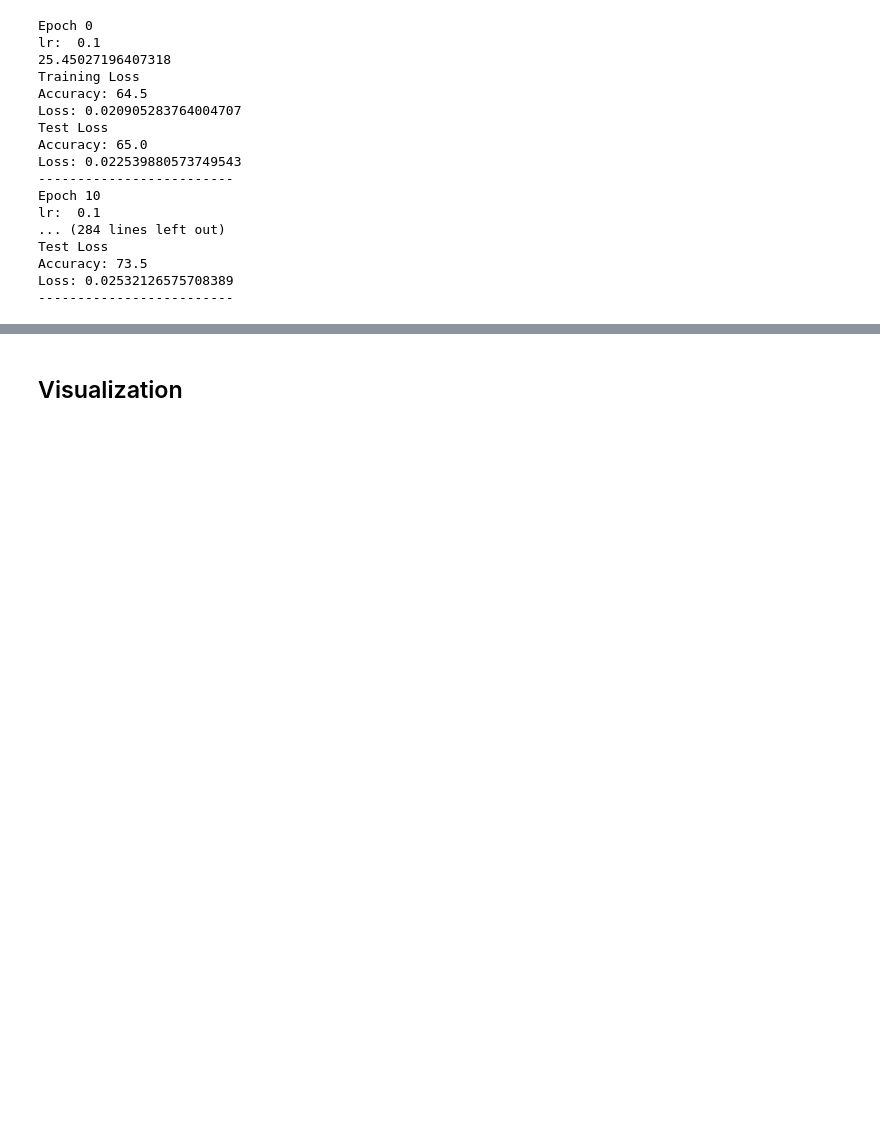
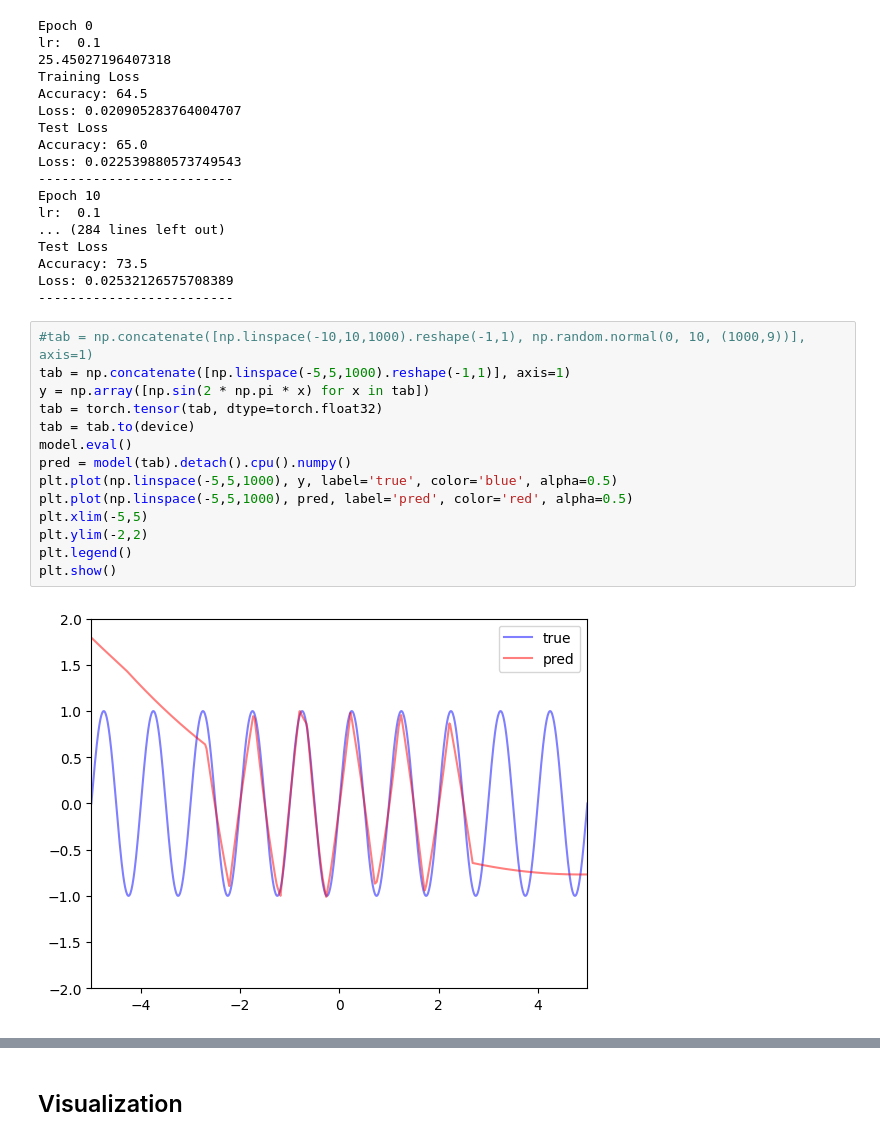
Before and after one commit to Aurelien-Stumpf-Mascles/ICM_internship, a Jupyter notebook: experiment_1/mlp_distribution_synthetic.ipynb, the cells around one changed output, grey strips where cells are left out. Drawn from its saved outputs; the diff is of its cells as text; blank space fills up the shorter version.

```diff
--- a/experiment_1/mlp_distribution_synthetic.ipynb
+++ b/experiment_1/mlp_distribution_synthetic.ipynb
@@ -187,4 +223,20 @@ Test Loss
 Accuracy: 73.5
 Loss: 0.02532126575708389
 -------------------------
+# %%
+#tab = np.concatenate([np.linspace(-10,10,1000).reshape(-1,1), np.random.normal(0, 10, (1000,9))], axis=1)
+tab = np.concatenate([np.linspace(-5,5,1000).reshape(-1,1)], axis=1)
+y = np.array([np.sin(2 * np.pi * x) for x in tab])
+tab = torch.tensor(tab, dtype=torch.float32)
+tab = tab.to(device)
+model.eval()
+pred = model(tab).detach().cpu().numpy()
+plt.plot(np.linspace(-5,5,1000), y, label='true', color='blue', alpha=0.5)
+plt.plot(np.linspace(-5,5,1000), pred, label='pred', color='red', alpha=0.5)
+plt.xlim(-5,5)
+plt.ylim(-2,2)
+plt.legend()
+plt.show()
+# %% [output]
+[figure, added]
 # %%
```
Also changed, not shown: parts of 14 cells of this notebook, 3 other files.
